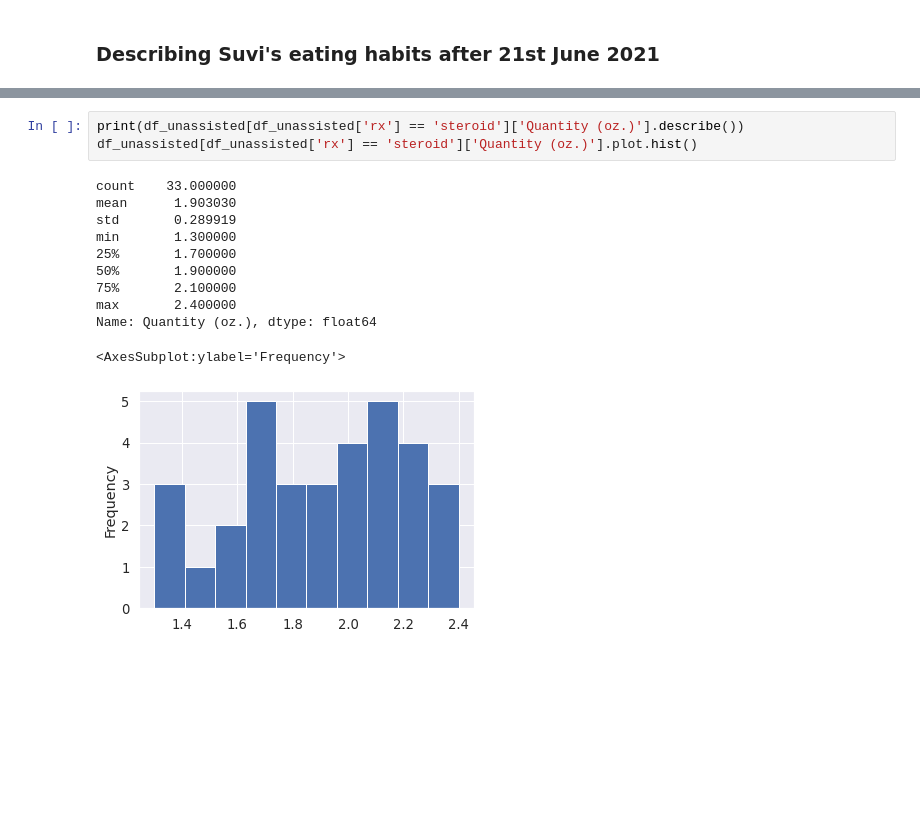
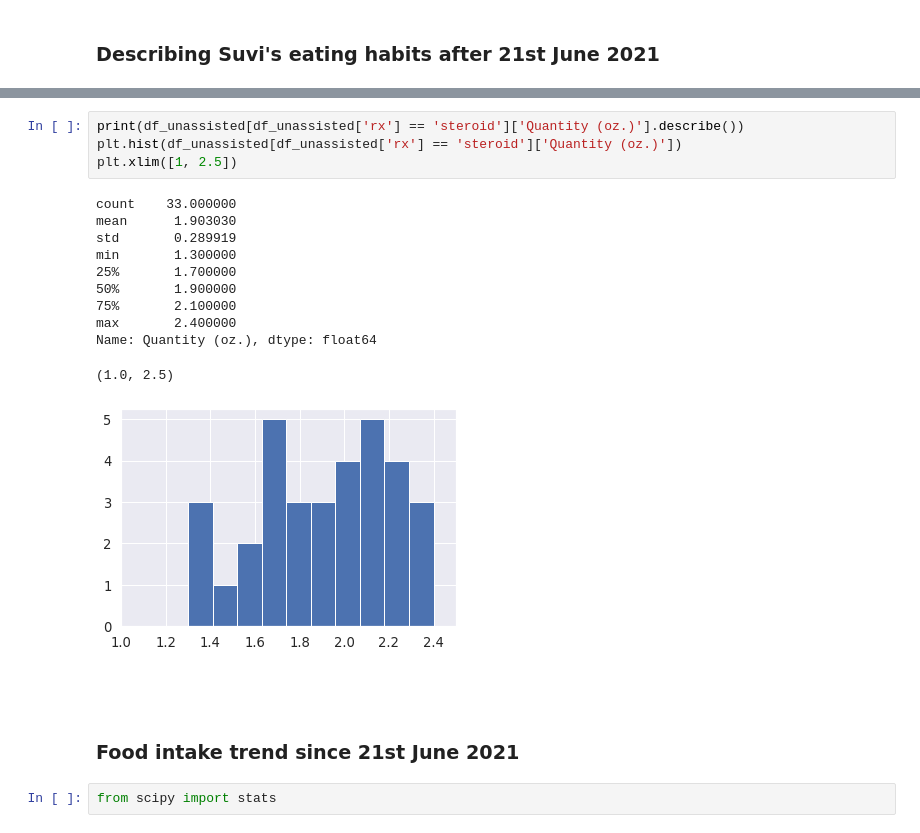
Before and after one commit to dnaneet/vet, a Jupyter notebook: suvi2.ipynb, the cells around one changed output, grey strips where cells are left out. Cells and saved outputs as stored; diff of their text form; blank space fills up the shorter version.

```diff
--- a/suvi2.ipynb
+++ b/suvi2.ipynb
@@ -176,15 +192,22 @@ Name: Quantity (oz.), dtype: float64
 # %%
 print(df_unassisted[df_unassisted['rx'] == 'steroid']['Quantity (oz.)'].describe())
-df_unassisted[df_unassisted['rx'] == 'steroid']['Quantity (oz.)'].plot.hist()
+plt.hist(df_unassisted[df_unassisted['rx'] == 'steroid']['Quantity (oz.)'])
+plt.xlim([1, 2.5])
 # %% [output]
 count    33.000000
 mean      1.903030
 std       0.289919
 min       1.300000
 25%       1.700000
 50%       1.900000
 75%       2.100000
 max       2.400000
 Name: Quantity (oz.), dtype: float64
-<AxesSubplot:ylabel='Frequency'>
+(1.0, 2.5)
-[figure, old version]
+[figure, new version]
+# %% [markdown]
+###
+# %% [markdown]
+### Food intake trend since 21st June 2021
+# %%
+from scipy import stats
```
Also changed, not shown: parts of 14 cells of this notebook, 4 other files.
